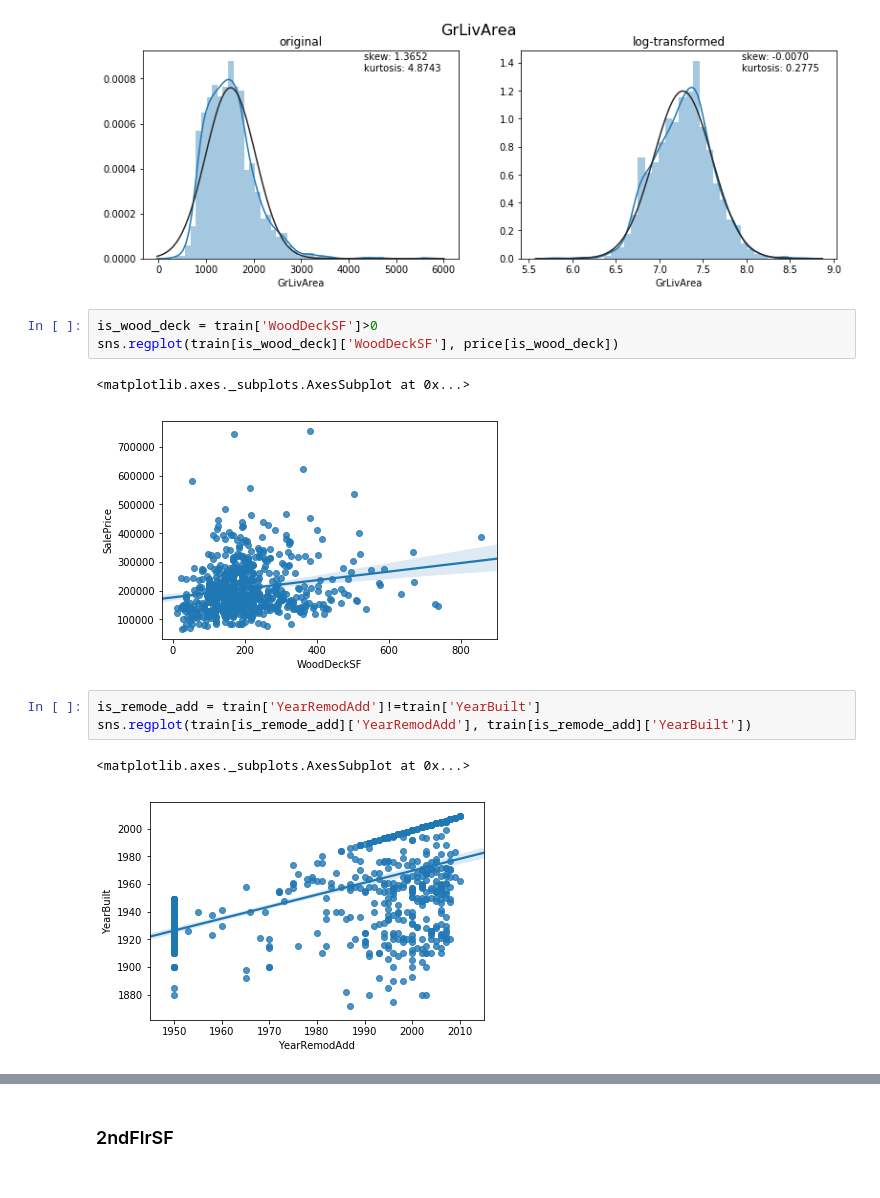
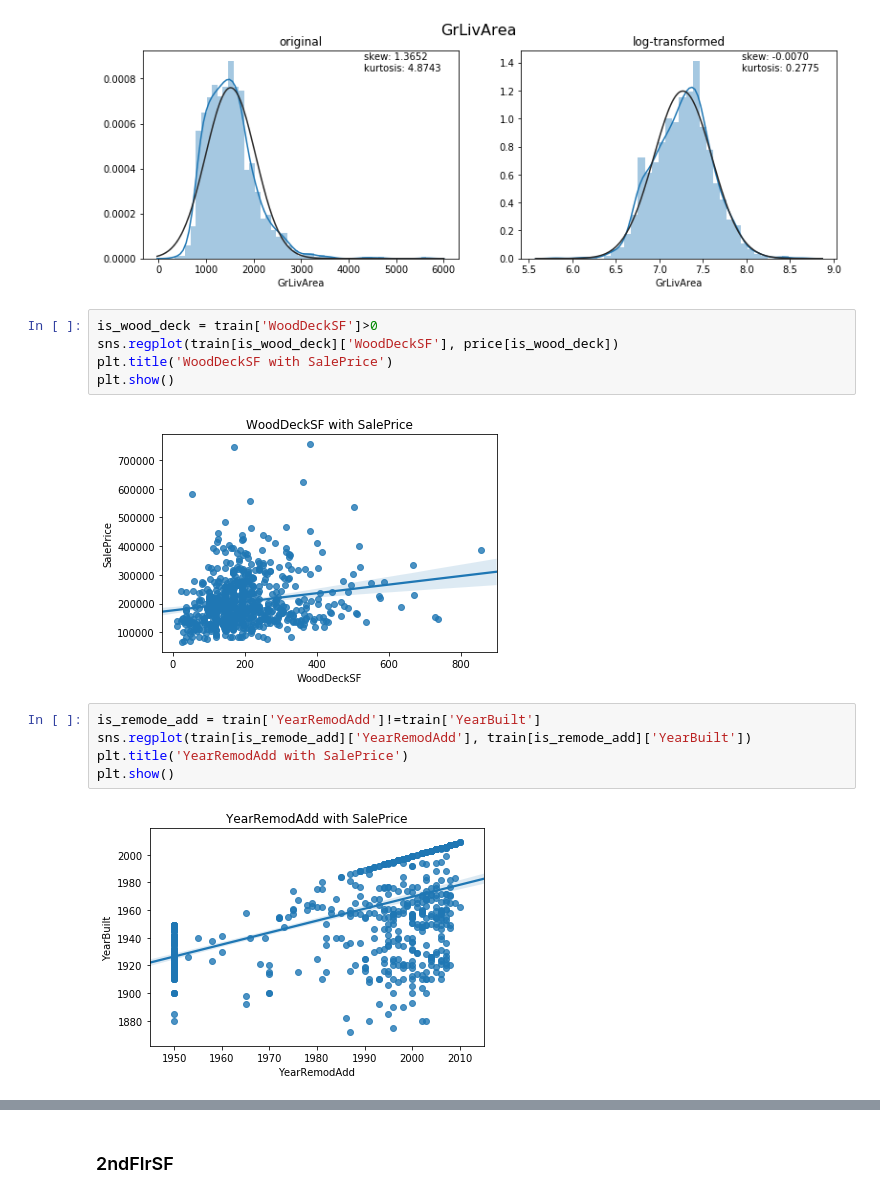
Before and after one commit to Kuba97/house-prices, a Jupyter notebook: notebooks/1.2.1 EDA - Statistical Analysis (numerical).ipynb, the cells around one changed output, grey strips where cells are left out. Cells and saved outputs as stored; diff of their text form.

```diff
--- a/notebooks/1.2.1 EDA - Statistical Analysis (numerical).ipynb
+++ b/notebooks/1.2.1 EDA - Statistical Analysis (numerical).ipynb
@@ -87,13 +112,15 @@ show_log_transform(train['GrLivArea'])
 # %%
 is_wood_deck = train['WoodDeckSF']>0
 sns.regplot(train[is_wood_deck]['WoodDeckSF'], price[is_wood_deck])
+plt.title('WoodDeckSF with SalePrice')
+plt.show()
 # %% [output]
-<matplotlib.axes._subplots.AxesSubplot at 0x...>
-[figure, old version]
+[figure, new version]
 # %%
 is_remode_add = train['YearRemodAdd']!=train['YearBuilt']
 sns.regplot(train[is_remode_add]['YearRemodAdd'], train[is_remode_add]['YearBuilt'])
+plt.title('YearRemodAdd with SalePrice')
+plt.show()
 # %% [output]
-<matplotlib.axes._subplots.AxesSubplot at 0x...>
-[figure, old version]
+[figure, new version]
 # %% [markdown]
```
Also changed, not shown: parts of 15 cells of this notebook, 10 other files.
